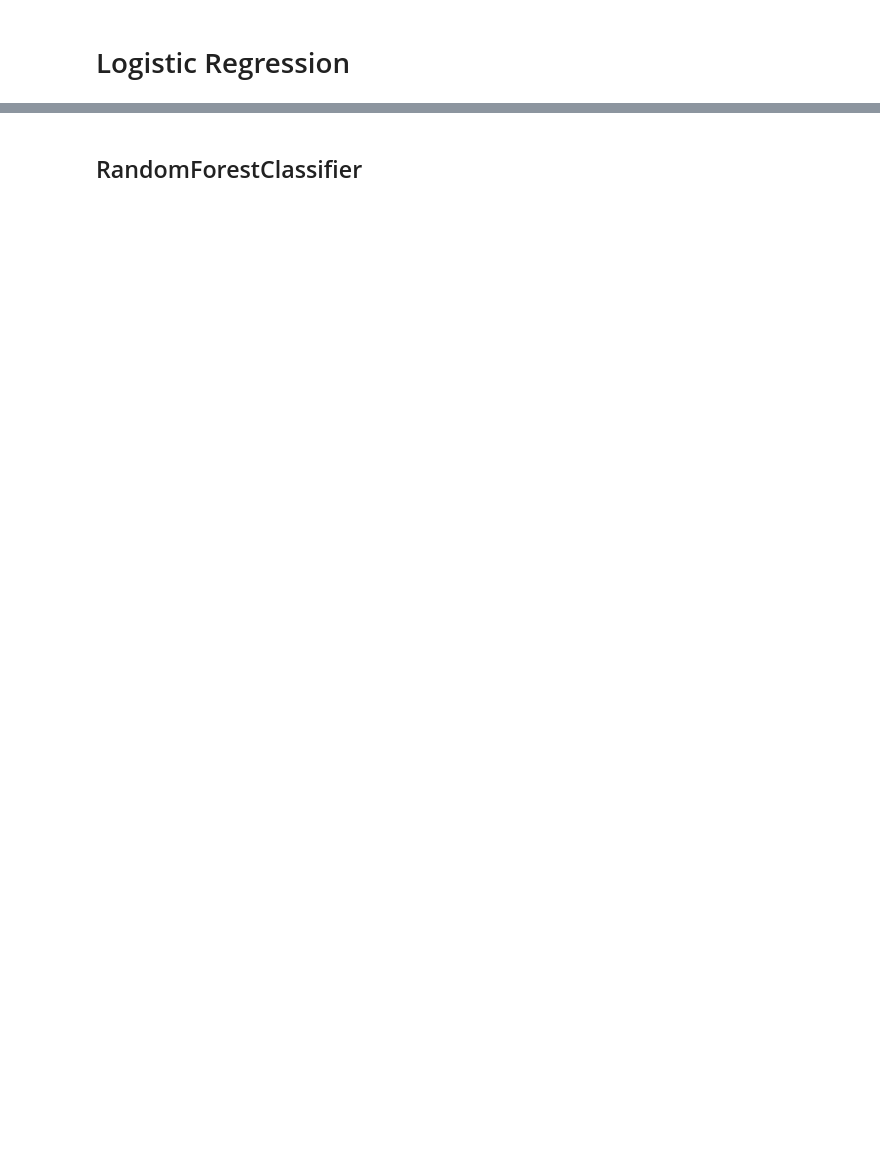
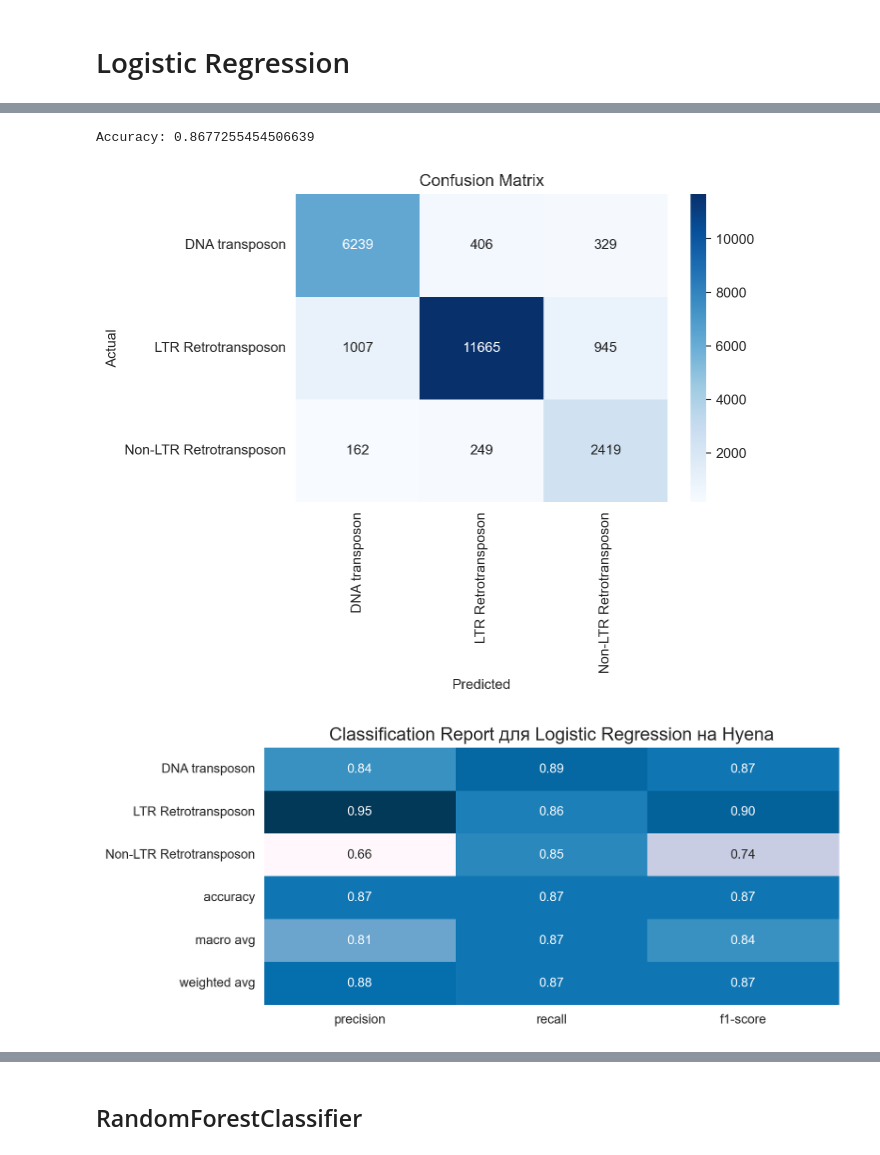
Before and after one commit to nad-igolki/mobiraph, a Jupyter notebook: notebooks/n08_hyena_simple_models_1024.ipynb, the cells around one changed output, grey strips where cells are left out. Saved outputs shown, nothing was run; the diff lists cells and outputs as text; code cells hidden in the pictures; blank space fills up the shorter version.

```diff
--- a/notebooks/n08_hyena_simple_models_1024.ipynb
+++ b/notebooks/n08_hyena_simple_models_1024.ipynb
@@ -42,0 +132,16 @@ from scripts.n10_classification_table_nice import plot_classification_report
+# %%
+y_pred = model.predict(X_test_scaled)
+print("Accuracy:", accuracy_score(y_test, y_pred))
+class_names = sorted(list(set(y_test) | set(y_pred)))
+cm = confusion_matrix(y_test, y_pred, labels=class_names)
+plt.figure(figsize=(6, 4))
+sns.heatmap(cm, annot=True, fmt="d", cmap="Blues", xticklabels=class_names, yticklabels=class_names)
+plt.xlabel("Predicted")
+plt.ylabel("Actual")
+plt.title("Confusion Matrix")
+plt.show()
+plot_classification_report(y_test, y_pred, title='Classification Report для Logistic Regression на Hyena')
+# %% [output]
+Accuracy: 0.8677255454506639
+[figure, added]
+[figure, added]
```
Also changed, not shown: parts of 20 cells of this notebook, 11 other files.
